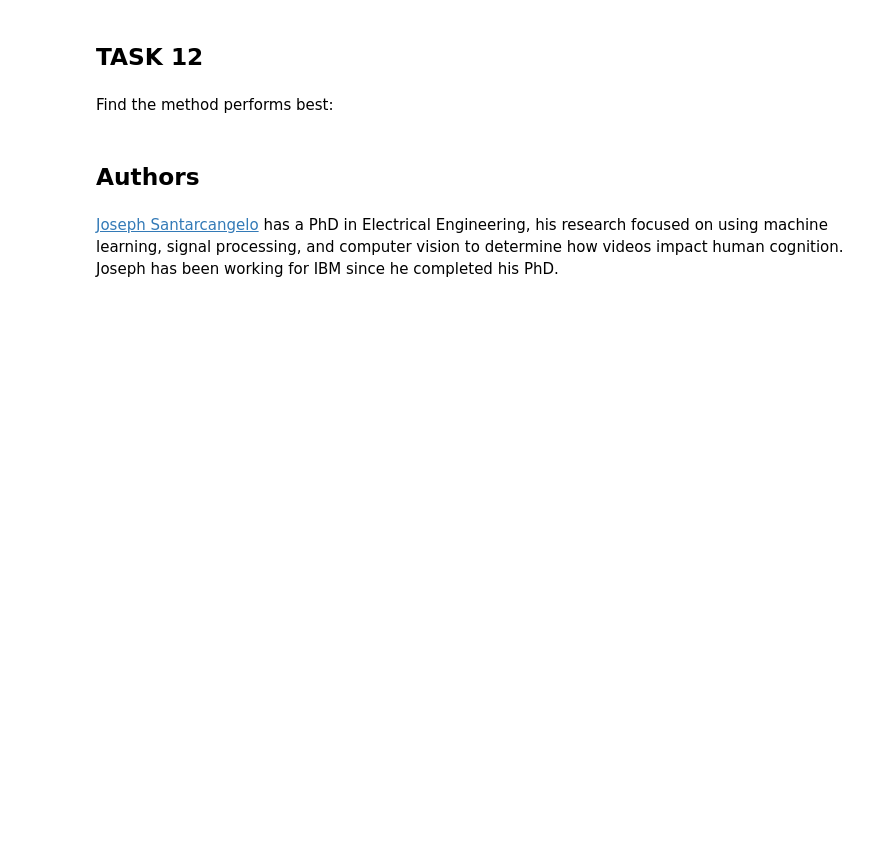
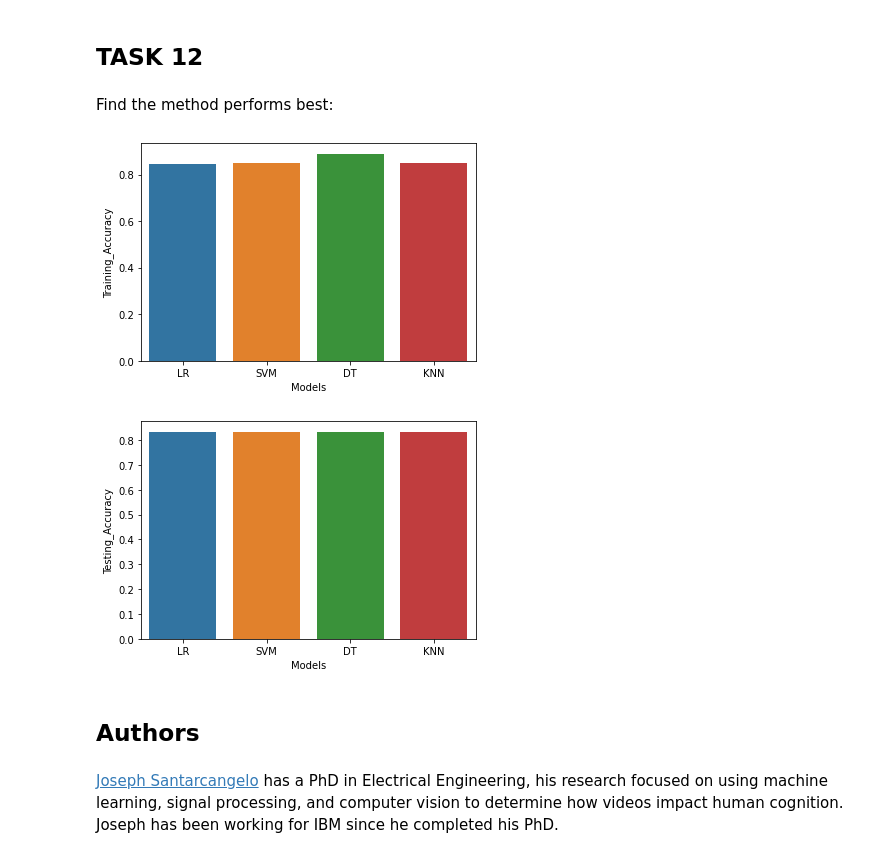
Before and after one commit to leumasol/leumasol, a Jupyter notebook: SpaceX_Machine_Learning_Prediction_Part_5(1).ipynb, the cells around one changed output. Drawn from its saved outputs; the diff is of its cells as text; code cells hidden in the pictures; blank space fills up the shorter version.

```diff
--- a/SpaceX_Machine_Learning_Prediction_Part_5(1).ipynb
+++ b/SpaceX_Machine_Learning_Prediction_Part_5(1).ipynb
@@ -78,11 +79,11 @@ def plot_confusion_matrix(y,y_predict):
 # %% [markdown]
 Load the data
 # %%
-data = pd.read_csv("https://cf-courses-data.s3.us.cloud-object-storage.appdomain.cloud/IBM-DS0321EN-SkillsNetwork/datasets/dataset_part_2.csv")
+#data = pd.read_csv("https://cf-courses-data.s3.us.cloud-object-storage.appdomain.cloud/IBM-DS0321EN-SkillsNetwork/datasets/dataset_part_2.csv")
 
 # If you were unable to complete the previous lab correctly you can uncomment and load this csv
 
-# data = pd.read_csv('https://cf-courses-data.s3.us.cloud-object-storage.appdomain.cloud/IBMDeveloperSkillsNetwork-DS0701EN-SkillsNetwork/api/dataset_part_2.csv')
+data = pd.read_csv('https://cf-courses-data.s3.us.cloud-object-storage.appdomain.cloud/IBMDeveloperSkillsNetwork-DS0701EN-SkillsNetwork/api/dataset_part_2.csv')
 
 data.head()
 # %% [output]
@@ -93,11 +94,11 @@ data.head()
 | 3 | 4 | 2013-09-29 | Falcon 9 | 500.000000 | PO | VAFB SLC 4E | False Ocean | 1 | False | ... |
 | 4 | 5 | 2013-12-03 | Falcon 9 | 3170.000000 | GTO | CCAFS SLC 40 | None None | 1 | False | ... |
 # %%
-X = pd.read_csv('https://cf-courses-data.s3.us.cloud-object-storage.appdomain.cloud/IBM-DS0321EN-SkillsNetwork/datasets/dataset_part_3.csv')
+#X = pd.read_csv('https://cf-courses-data.s3.us.cloud-object-storage.appdomain.cloud/IBM-DS0321EN-SkillsNetwork/datasets/dataset_part_3.csv')
 
 # If you were unable to complete the previous lab correctly you can uncomment and load this csv
 
-# X = pd.read_csv('https://cf-courses-data.s3.us.cloud-object-storage.appdomain.cloud/IBMDeveloperSkillsNetwork-DS0701EN-SkillsNetwork/api/dataset_part_3.csv')
+X = pd.read_csv('https://cf-courses-data.s3.us.cloud-object-storage.appdomain.cloud/IBMDeveloperSkillsNetwork-DS0701EN-SkillsNetwork/api/dataset_part_3.csv')
 
 X.head(100)
 # %% [output]
@@ -372,3 +371,18 @@ Find the method performs best:
+# %%
+Models=['LR','SVM','DT','KNN']
+Training_acc=[logreg_cv.best_score_, svm_cv.best_score_,tree_cv.best_score_, knn_cv.best_score_]
+Testing_acc=[logreg_cv.score(X_test,Y_test),svm_cv.score(X_test,Y_test),tree_cv.score(X_test,Y_test),knn_cv.score(X_test,Y_test)]
+df_evaluation=pd.DataFrame(data={'Models':Models})
+df_evaluation['Training_Accuracy']=Training_acc
+df_evaluation['Testing_Accuracy']=Testing_acc
+
+sns.barplot(x='Models', y='Training_Accuracy',data=df_evaluation)
+plt.show()
+sns.barplot(x='Models', y='Testing_Accuracy',data=df_evaluation)
+plt.show()
+# %% [output]
+[figure, added]
+[figure, added]
 # %% [markdown]
 ## Authors
 # %% [markdown]
```
Also changed, not shown: parts of 7 cells of this notebook.
